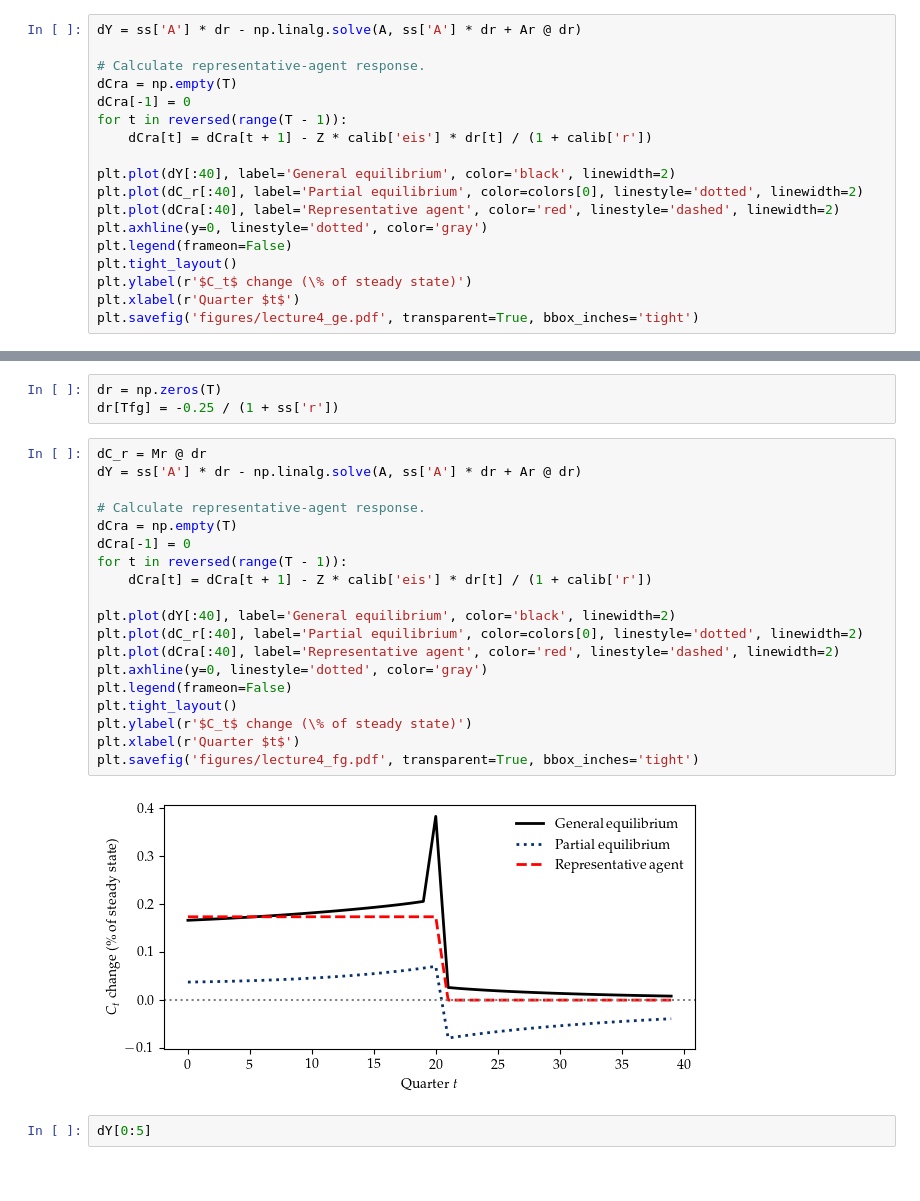
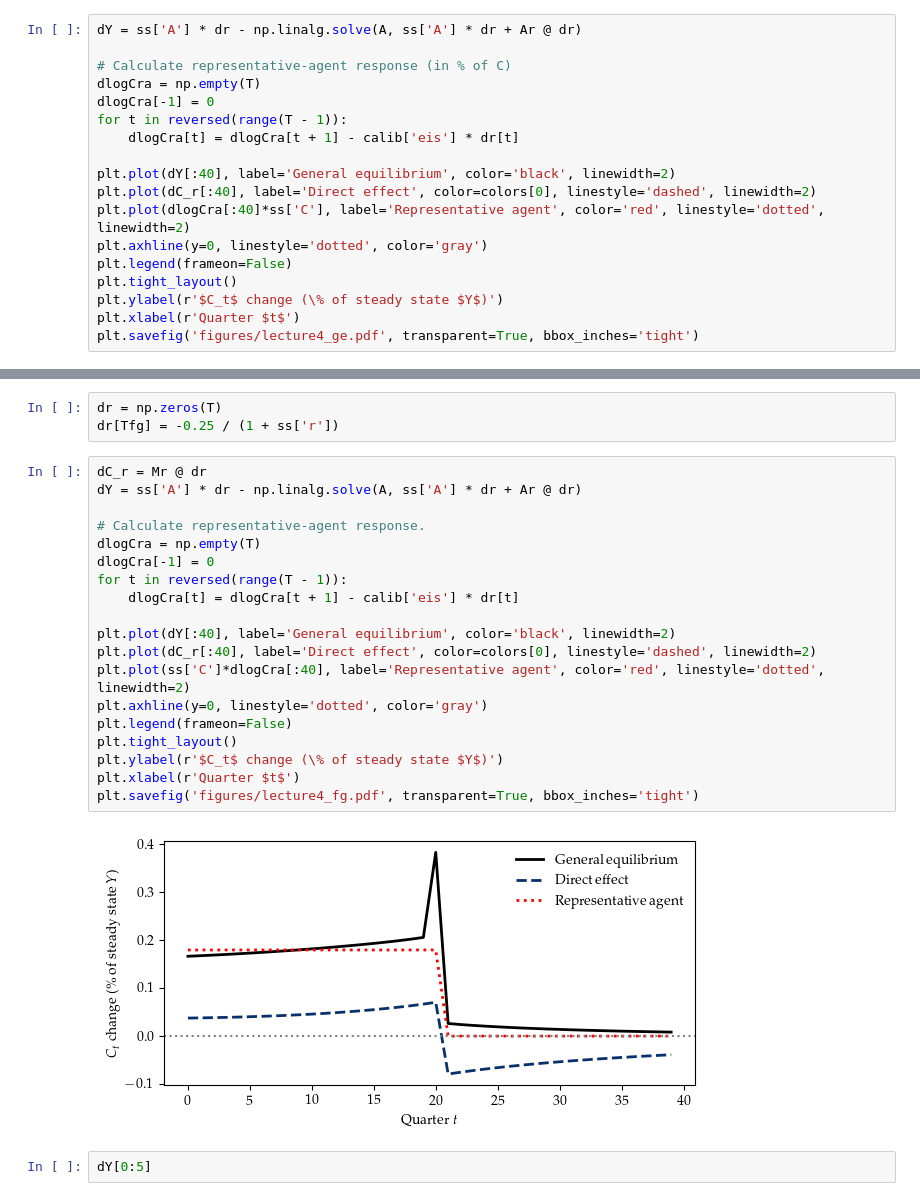
Before and after one commit to shade-econ/goethe-workshop-2026, a Jupyter notebook: notebooks/lecture4_monetary.ipynb, the cells around one changed output, grey strips where cells are left out. Drawn from its saved outputs; the diff is of its cells as text.

```diff
--- a/notebooks/lecture4_monetary.ipynb
+++ b/notebooks/lecture4_monetary.ipynb
@@ -165,19 +165,19 @@ $$ d\mathbf{Y}=B_{ss}d\mathbf{r}-\mathbf{A}^{-1}\left(B_{ss}d\mathbf{r}+\mathbf{
 # %%
 dY = ss['A'] * dr - np.linalg.solve(A, ss['A'] * dr + Ar @ dr)
 
-# Calculate representative-agent response.
-dCra = np.empty(T)
-dCra[-1] = 0
+# Calculate representative-agent response (in % of C)
+dlogCra = np.empty(T)
+dlogCra[-1] = 0
 for t in reversed(range(T - 1)):
-    dCra[t] = dCra[t + 1] - Z * calib['eis'] * dr[t] / (1 + calib['r'])
+    dlogCra[t] = dlogCra[t + 1] - calib['eis'] * dr[t]
 
 plt.plot(dY[:40], label='General equilibrium', color='black', linewidth=2)
-plt.plot(dC_r[:40], label='Partial equilibrium', color=colors[0], linestyle='dotted', linewidth=2)
-plt.plot(dCra[:40], label='Representative agent', color='red', linestyle='dashed', linewidth=2)
+plt.plot(dC_r[:40], label='Direct effect', color=colors[0], linestyle='dashed', linewidth=2)
+plt.plot(dlogCra[:40]*ss['C'], label='Representative agent', color='red', linestyle='dotted', linewidth=2)
 plt.axhline(y=0, linestyle='dotted', color='gray')
 plt.legend(frameon=False)
 plt.tight_layout()
-plt.ylabel(r'$C_t$ change (\% of steady state)')
+plt.ylabel(r'$C_t$ change (\% of steady state $Y$)')
 plt.xlabel(r'Quarter $t$')
 plt.savefig('figures/lecture4_ge.pdf', transparent=True, bbox_inches='tight')
 # %% [output]
@@ -259,24 +265,24 @@ dr[Tfg] = -0.25 / (1 + ss['r'])
 # %%
 dC_r = Mr @ dr
 dY = ss['A'] * dr - np.linalg.solve(A, ss['A'] * dr + Ar @ dr)
 
 # Calculate representative-agent response.
-dCra = np.empty(T)
-dCra[-1] = 0
+dlogCra = np.empty(T)
+dlogCra[-1] = 0
 for t in reversed(range(T - 1)):
-    dCra[t] = dCra[t + 1] - Z * calib['eis'] * dr[t] / (1 + calib['r'])
+    dlogCra[t] = dlogCra[t + 1] - calib['eis'] * dr[t]
 
 plt.plot(dY[:40], label='General equilibrium', color='black', linewidth=2)
-plt.plot(dC_r[:40], label='Partial equilibrium', color=colors[0], linestyle='dotted', linewidth=2)
-plt.plot(dCra[:40], label='Representative agent', color='red', linestyle='dashed', linewidth=2)
+plt.plot(dC_r[:40], label='Direct effect', color=colors[0], linestyle='dashed', linewidth=2)
+plt.plot(ss['C']*dlogCra[:40], label='Representative agent', color='red', linestyle='dotted', linewidth=2)
 plt.axhline(y=0, linestyle='dotted', color='gray')
 plt.legend(frameon=False)
 plt.tight_layout()
-plt.ylabel(r'$C_t$ change (\% of steady state)')
+plt.ylabel(r'$C_t$ change (\% of steady state $Y$)')
 plt.xlabel(r'Quarter $t$')
 plt.savefig('figures/lecture4_fg.pdf', transparent=True, bbox_inches='tight')
 # %% [output]
-[figure, old version]
+[figure, new version]
 # %%
 dY[0:5]
 # %% [output]
```
Also changed, not shown: parts of 13 cells of this notebook, 2 other files.
